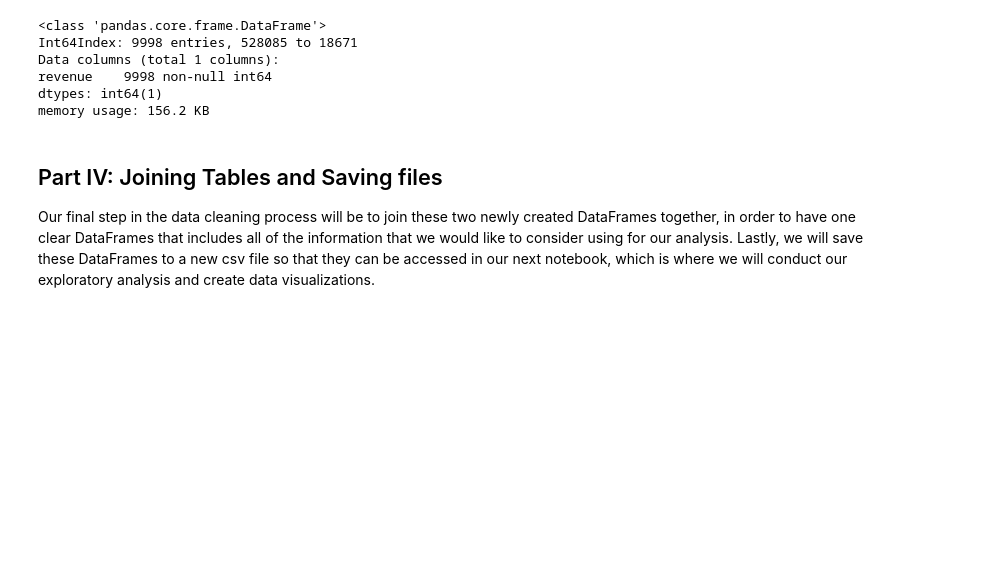
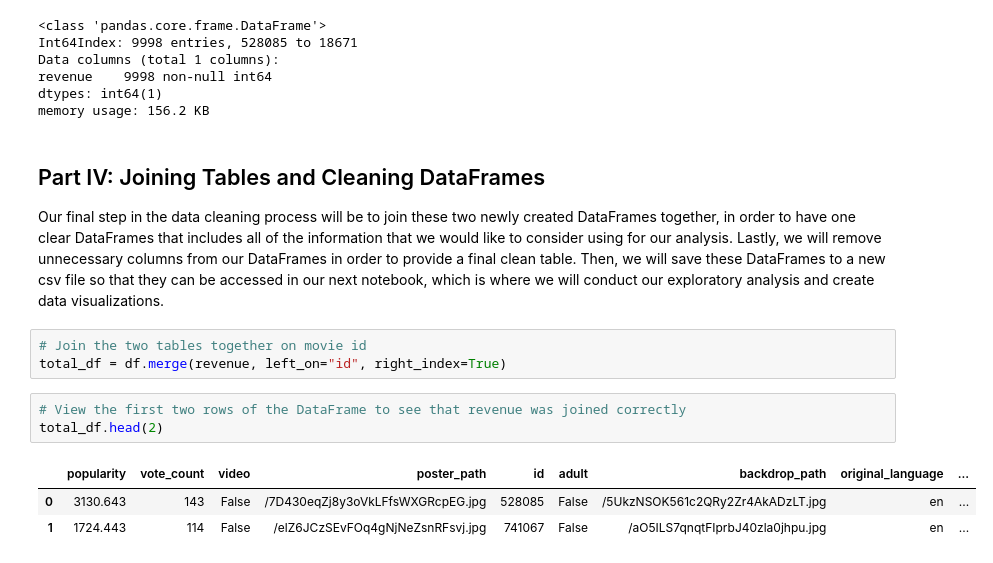
Before and after one commit to adinas94/Phase-1-Microsoft-Movies, a Jupyter notebook: Data Cleaning Notebook for project.ipynb, the cells around one changed output. Saved outputs shown, nothing was run; the diff lists cells and outputs as text; blank space fills up the shorter version.

Commit message:
cleaned update

```diff
--- a/Data Cleaning Notebook for project.ipynb
+++ b/Data Cleaning Notebook for project.ipynb
@@ -302,6 +302,16 @@ dtypes: int64(1)
 memory usage: 156.2 KB
 # %% [markdown]
 
-## Part IV: Joining Tables and Saving files
+## Part IV: Joining Tables and Cleaning DataFrames
 
-Our final step in the data cleaning process will be to join these two newly created DataFrames together, in order to have one clear DataFrames that includes all of the information that we would like to consider using for our analysis. Lastly, we will save these DataFrames to a new csv file so that they can be accessed in our next notebook, which is where we will conduct our exploratory analysis and create data visualizations.
+Our final step in the data cleaning process will be to join these two newly created DataFrames together, in order to have one clear DataFrames that includes all of the information that we would like to consider using for our analysis. Lastly, we will remove unnecessary columns from our DataFrames in order to provide a final clean table. Then, we will save these DataFrames to a new csv file so that they can be accessed in our next notebook, which is where we will conduct our exploratory analysis and create data visualizations.
+# %%
+# Join the two tables together on movie id
+total_df = df.merge(revenue, left_on="id", right_index=True)
+# %%
+# View the first two rows of the DataFrame to see that revenue was joined correctly
+total_df.head(2)
+# %% [output]
+|  | popularity | vote_count | video | poster_path | id | adult | backdrop_path | original_language | ... |
+| 0 | 3130.643 | 143 | False | /7D430eqZj8y3oVkLFfsWXGRcpEG.jpg | 528085 | False | /5UkzNSOK561c2QRy2Zr4AkADzLT.jpg | en | ... |
+| 1 | 1724.443 | 114 | False | /elZ6JCzSEvFOq4gNjNeZsnRFsvj.jpg | 741067 | False | /aO5ILS7qnqtFIprbJ40zla0jhpu.jpg | en | ... |
```
Also changed, not shown: parts of 2 cells of this notebook, 1 other file.
